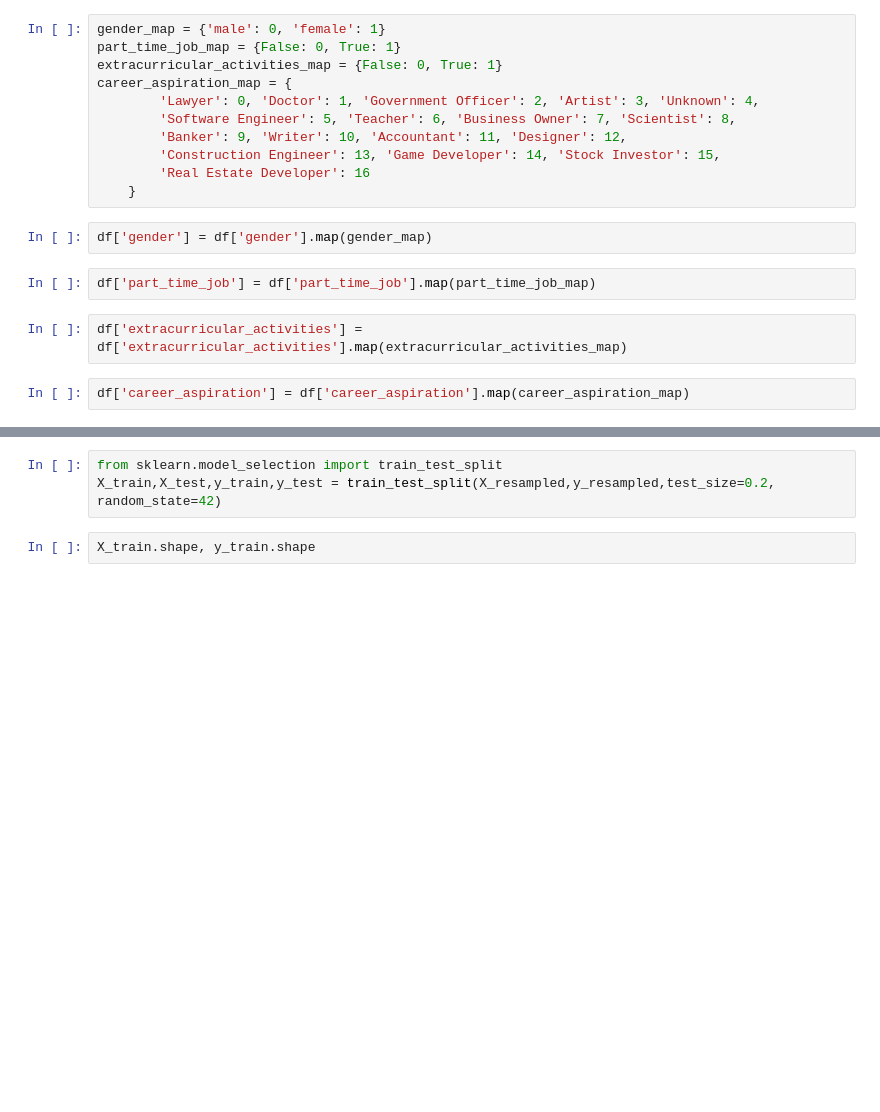
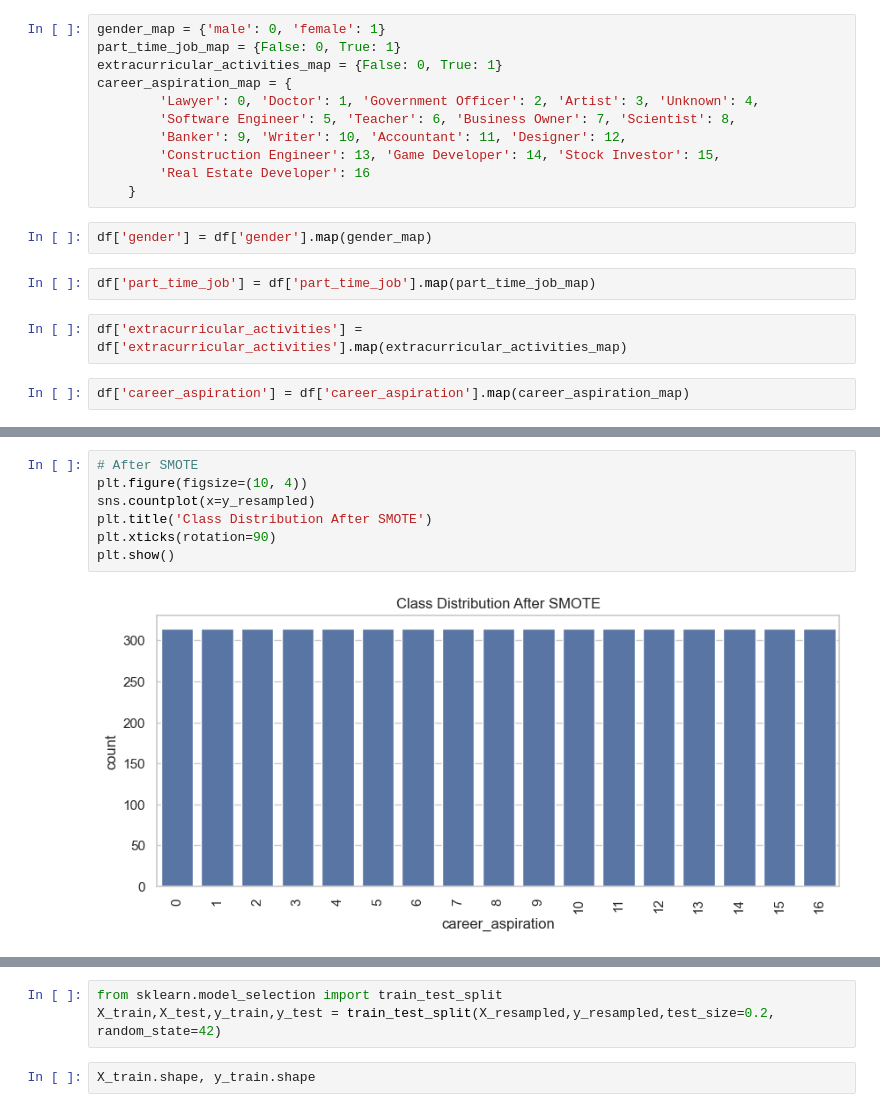
Before and after one commit to sneha054/Career_perspect_recommender_, a Jupyter notebook: recommendations.ipynb, the cells around one changed output, grey strips where cells are left out. Saved outputs shown, nothing was run; the diff lists cells and outputs as text; blank space fills up the shorter version.

```diff
--- a/recommendations.ipynb
+++ b/recommendations.ipynb
@@ -52,2 +194,11 @@ X_resampled, y_resampled = smote.fit_resample(X, y)
+# %%
+# After SMOTE
+plt.figure(figsize=(10, 4))
+sns.countplot(x=y_resampled)
+plt.title('Class Distribution After SMOTE')
+plt.xticks(rotation=90)
+plt.show()
+# %% [output]
+[figure, added]
 # %%
 X_resampled.shape
```
Also changed, not shown: parts of 45 cells of this notebook, 4 other files.
